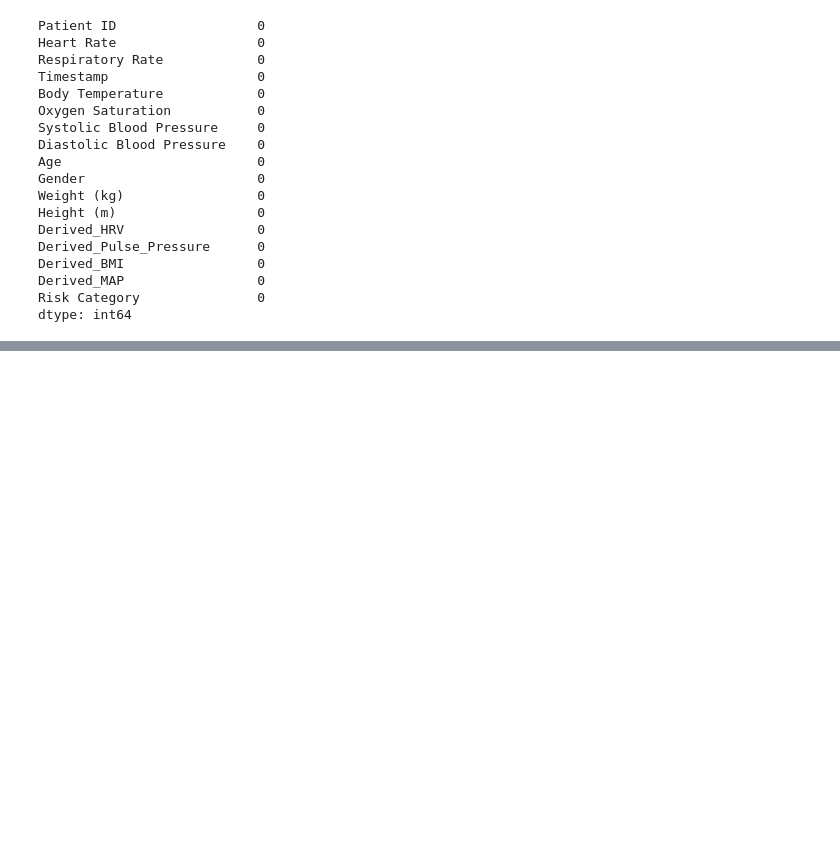
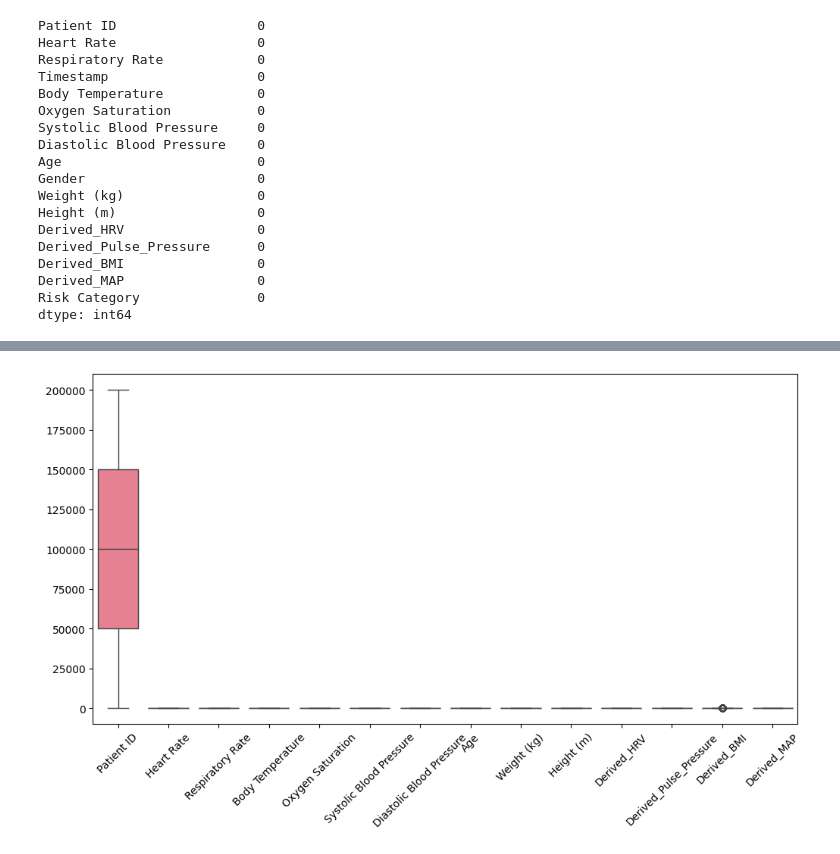
Before and after one commit to prachis05/AI-Based-Anomaly-Detection-Platform, a Jupyter notebook: dataset_validation.ipynb, the cells around one changed output, grey strips where cells are left out. Cells and saved outputs as stored; diff of their text form; code cells hidden in the pictures; blank space fills up the shorter version.

Commit message:
Completed EDA, feature selection, and feature scaling

```diff
--- a/dataset_validation.ipynb
+++ b/dataset_validation.ipynb
@@ -56,0 +77,9 @@ dtype: int64
+# %%
+import seaborn as sns
+
+plt.figure(figsize=(12,6))
+sns.boxplot(data=df.select_dtypes(include=['float','int']))
+plt.xticks(rotation=45)
+plt.show()
+# %% [output]
+[figure, added]
```
Also changed, not shown: parts of 11 cells of this notebook.
